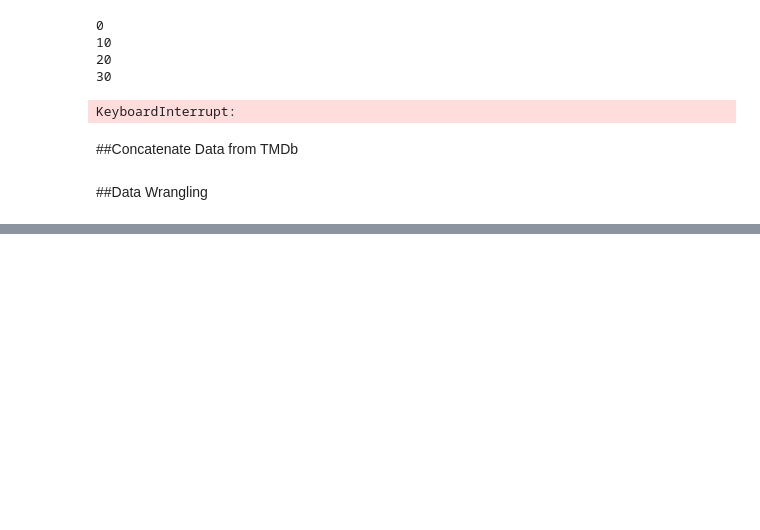
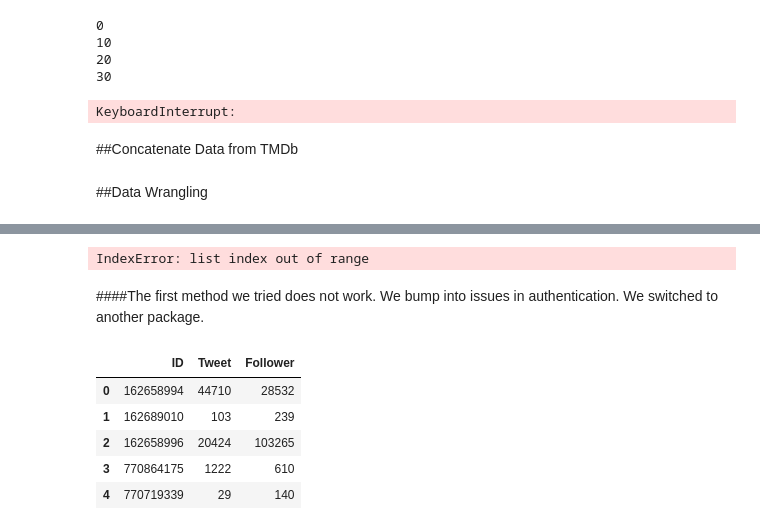
Before and after one commit to lantian2012/DataScience, a Jupyter notebook: Progress.ipynb, the cells around one changed output, grey strips where cells are left out. Saved outputs shown, nothing was run; the diff lists cells and outputs as text; code cells hidden in the pictures; blank space fills up the shorter version.

```diff
--- a/Progress.ipynb
+++ b/Progress.ipynb
@@ -668,0 +803,46 @@ Name: Cast, dtype: object
+# %%
+tweets = dict()
+follower = dict()
+for i in xrange(5):
+    time.sleep(5)
+    newurl = get_url(ActorTable['Name'][i].replace(" ", "")).encode('ascii', 'ignore')
+    result = json.loads(oauth_req(newurl,access_token, access_secret))
+    follower[ActorTable['ID'][i]] = result[0]['followers_count']
+    tweets[ActorTable['ID'][i]] = result[0]['statuses_count']
+# %% [output]
+IndexError: list index out of range
+# %% [markdown]
+####The first method we tried does not work. We bump into issues in authentication. We switched to another package.
+# %%
+from TwitterAPI import TwitterAPI
+CONSUMER_KEY = 'L96guHuxCIRxz0quUVCNkHYL7'
+CONSUMER_SECRET = 'kSHrrjByp6OyjQM0pFcYTlGE3olASilkIhkBbAuGebZPXGnBVB'
+access_token = '806213791-laNuZaMYzd54k9teiqQ8uOgBlP3XO8qxUBF1ebST'
+access_secret = 'rU1dp7KTreCXl02mckYVceX8iJmywcG9F95TBYOCzioYW'
+api = TwitterAPI(CONSUMER_KEY, CONSUMER_SECRET, access_token, access_secret)
+# %%
+tweets = dict()
+follower = dict()
+for i in xrange(5):
+    time.sleep(5)
+    name = ActorTable['Name'][i].encode('ascii', 'ignore')
+    result = api.request('users/search', {'q':name, 'page':'1', 'count':'1'}).json()
+    try:
+        follower[ActorTable['ID'][i]] = result[0]['followers_count']
+        tweets[ActorTable['ID'][i]] = result[0]['statuses_count']
+    except:
+        print name
+# %%
+Tweets = pd.DataFrame(tweets.items())
+Tweets.columns = ['ID', 'Tweet']
+Follower = pd.DataFrame(follower.items())
+Follower.columns = ['ID', 'Follower']
+# %%
+TwitterData = pd.merge(Tweets, Follower, on='ID')
+# %% [output]
+|  | ID | Tweet | Follower |
+| 0 | 162658994 | 44710 | 28532 |
+| 1 | 162689010 | 103 | 239 |
+| 2 | 162658996 | 20424 | 103265 |
+| 3 | 770864175 | 1222 | 610 |
+| 4 | 770719339 | 29 | 140 |
```
Also changed, not shown: parts of 32 cells of this notebook, 7 other files.
